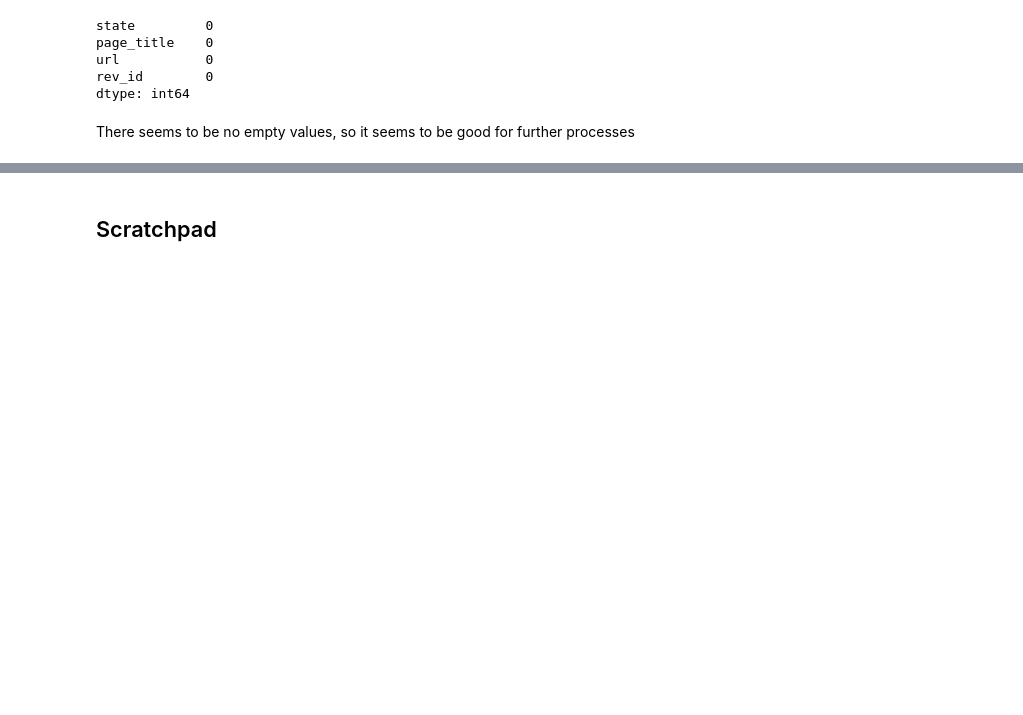
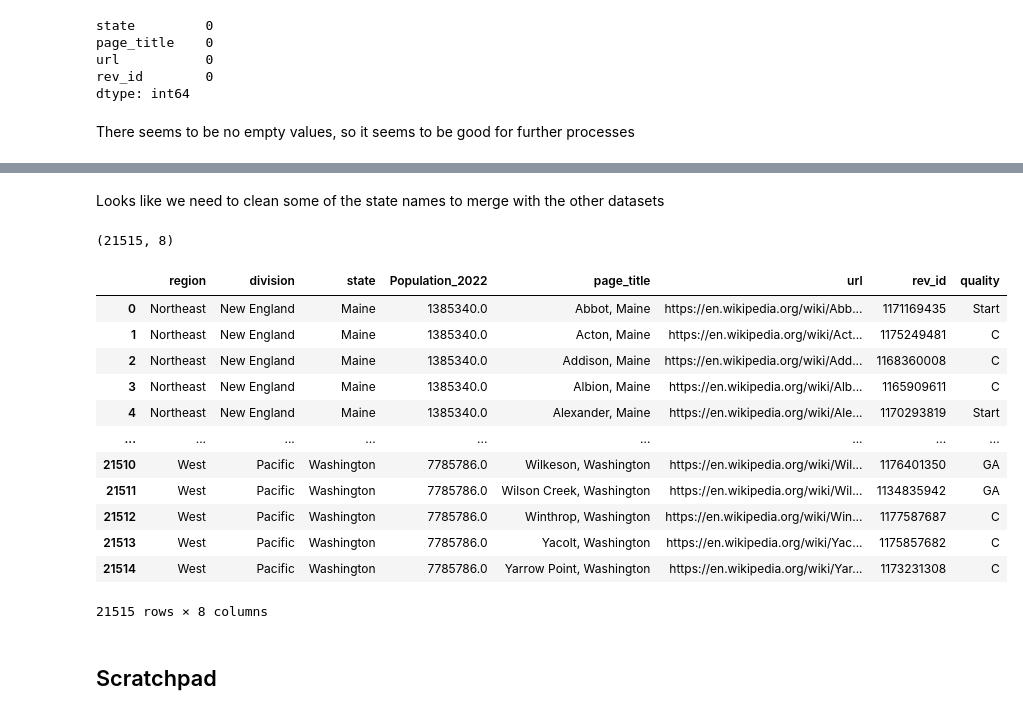
Before and after one commit to aadityarock2000/data-512-homework_2, a Jupyter notebook: data_processing.ipynb, the cells around one changed output, grey strips where cells are left out. Drawn from its saved outputs; the diff is of its cells as text; code cells hidden in the pictures; blank space fills up the shorter version.

Commit message:
data processing files

```diff
--- a/data_processing.ipynb
+++ b/data_processing.ipynb
@@ -365,0 +401,3 @@ print(json.dumps(score,indent=4))
+# %%
+# Merge on 'page_title'
+us_cities_by_state['quality'] = us_cities_by_state['page_title'].map(ores_final)
@@ -365,0 +446,15 @@ print(json.dumps(score,indent=4))
+# %%
+# Load regional division data from an Excel file
+us_regions = pd.read_excel('data/US States by Region - US Census Bureau.xlsx')
+
+# Fill missing REGION and DIVISION values with the previous valid value
+us_regions['REGION'].ffill(inplace=True)
+us_regions['DIVISION'].ffill(inplace=True)
+
+# Filter rows with valid STATE entries (remove non-state rows)
+us_regions = us_regions.dropna(subset=['STATE'])
+
+# Convert column names to lowercase for consistency
+us_regions.columns = us_regions.columns.str.lower()
+
+#us_regions
@@ -365,0 +474,30 @@ print(json.dumps(score,indent=4))
+# %% [markdown]
+Looks like we need to clean some of the state names to merge with the other datasets
+# %%
+# Clean state names, handling any specific cases
+us_cities_by_state['state'] = us_cities_by_state['state'].apply(lambda x: 'Georgia' if x == 'Georgia_(U.S._state)' else x)
+
+# The cityxstate data had values like New_york, fixing that
+us_cities_by_state['state'] = us_cities_by_state.state.str.replace('_', ' ')
+# %%
+# merge all the datasets
+temp1 = us_regions.merge(us_population_data, on = 'state').merge(us_cities_by_state, on='state')
+temp1.shape
+# %% [output]
+(21515, 8)
+# %%
+temp1
+# %% [output]
+|  | region | division | state | Population_2022 | page_title | url | rev_id | quality |
+| 0 | Northeast | New England | Maine | 1385340.0 | Abbot, Maine | https://en.wikipedia.org/wiki/Abb... | 1171169435 | Start |
+| 1 | Northeast | New England | Maine | 1385340.0 | Acton, Maine | https://en.wikipedia.org/wiki/Act... | 1175249481 | C |
+| 2 | Northeast | New England | Maine | 1385340.0 | Addison, Maine | https://en.wikipedia.org/wiki/Add... | 1168360008 | C |
+| 3 | Northeast | New England | Maine | 1385340.0 | Albion, Maine | https://en.wikipedia.org/wiki/Alb... | 1165909611 | C |
+| 4 | Northeast | New England | Maine | 1385340.0 | Alexander, Maine | https://en.wikipedia.org/wiki/Ale... | 1170293819 | Start |
+| ... | ... | ... | ... | ... | ... | ... | ... | ... |
+| 21510 | West | Pacific | Washington | 7785786.0 | Wilkeson, Washington | https://en.wikipedia.org/wiki/Wil... | 1176401350 | GA |
+| 21511 | West | Pacific | Washington | 7785786.0 | Wilson Creek, Washington | https://en.wikipedia.org/wiki/Wil... | 1134835942 | GA |
+| 21512 | West | Pacific | Washington | 7785786.0 | Winthrop, Washington | https://en.wikipedia.org/wiki/Win... | 1177587687 | C |
+| 21513 | West | Pacific | Washington | 7785786.0 | Yacolt, Washington | https://en.wikipedia.org/wiki/Yac... | 1175857682 | C |
+| 21514 | West | Pacific | Washington | 7785786.0 | Yarrow Point, Washington | https://en.wikipedia.org/wiki/Yar... | 1173231308 | C |
+21515 rows × 8 columns
```
Also changed, not shown: parts of 23 cells of this notebook, 10 other files.
